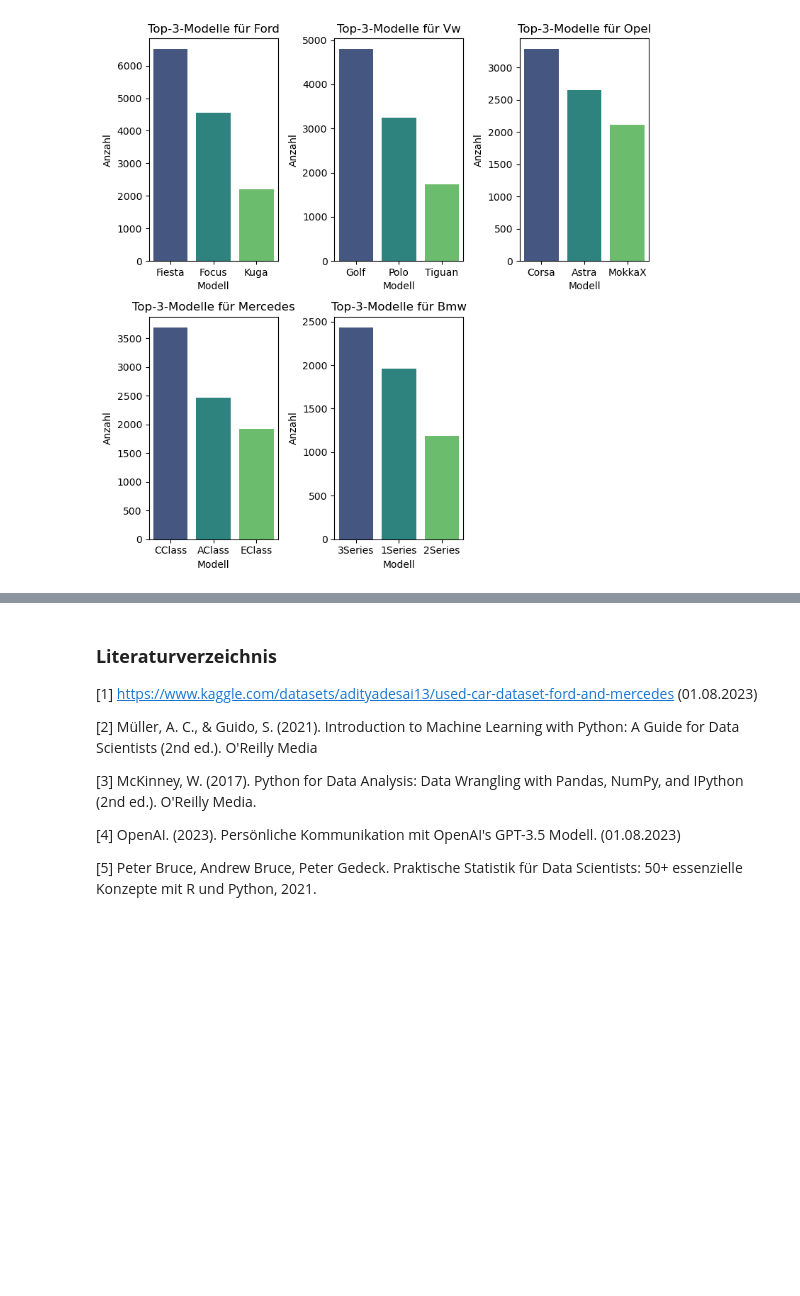
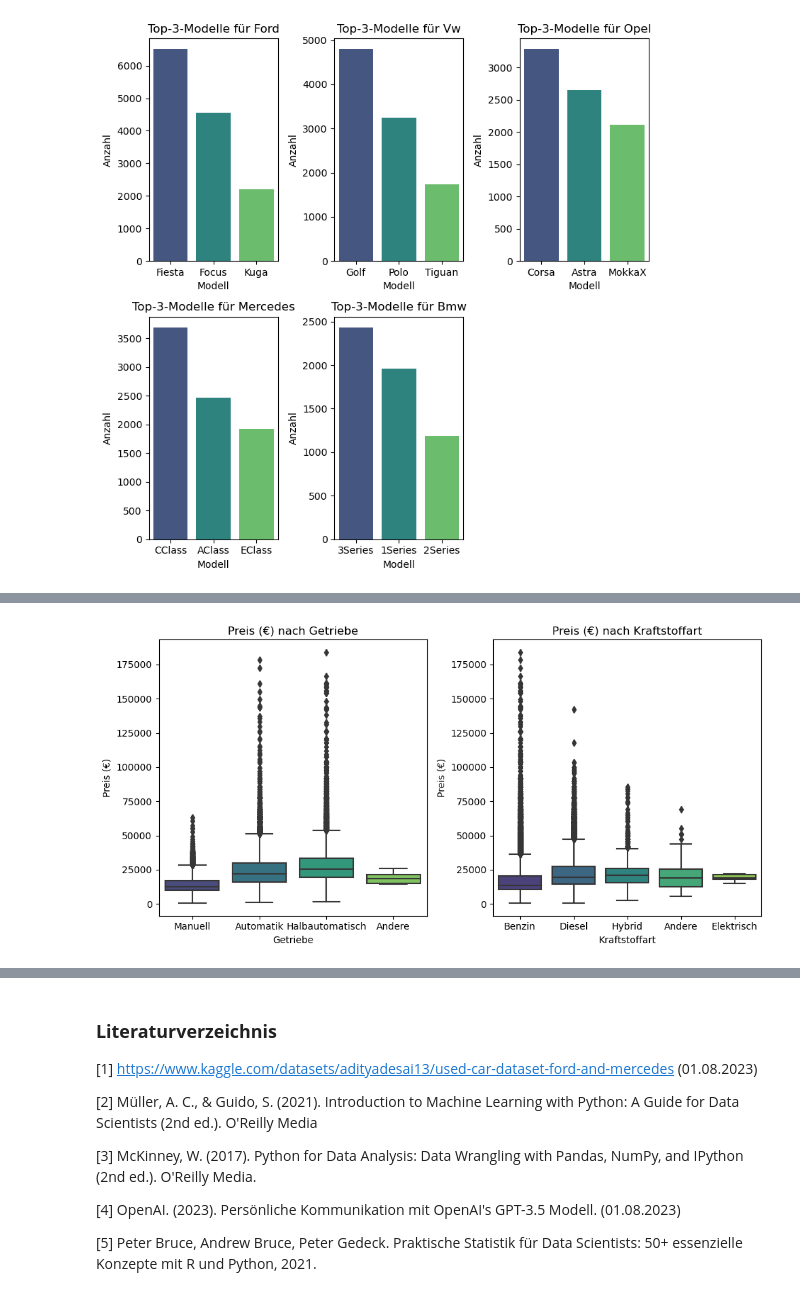
Before and after one commit to ONURYI/ML-Projekt---Gebrauchtwagen-Preisprognose, a Jupyter notebook: notebooks/Gesamtprojekt.ipynb, the cells around one changed output, grey strips where cells are left out. Drawn from its saved outputs; the diff is of its cells as text; code cells hidden in the pictures; blank space fills up the shorter version.

```diff
--- a/notebooks/Gesamtprojekt.ipynb
+++ b/notebooks/Gesamtprojekt.ipynb
@@ -419,0 +439,15 @@ plt.show()
+# %%
+categorical_pairings = [('Preis (€)', 'Getriebe'), ('Preis (€)', 'Kraftstoffart')]
+
+plt.figure(figsize=(10, 5))
+for i, (y, x) in enumerate(categorical_pairings, 1):
+    plt.subplot(1, 2, i)
+    sns.boxplot(x=df[x], y=df[y], palette='viridis')
+    plt.title(f'{y} nach {x}')
+    plt.xlabel(x)
+    plt.ylabel(y)
+
+plt.tight_layout()
+plt.show()
+# %% [output]
+[figure, added]
```
Also changed, not shown: parts of 13 cells of this notebook.
